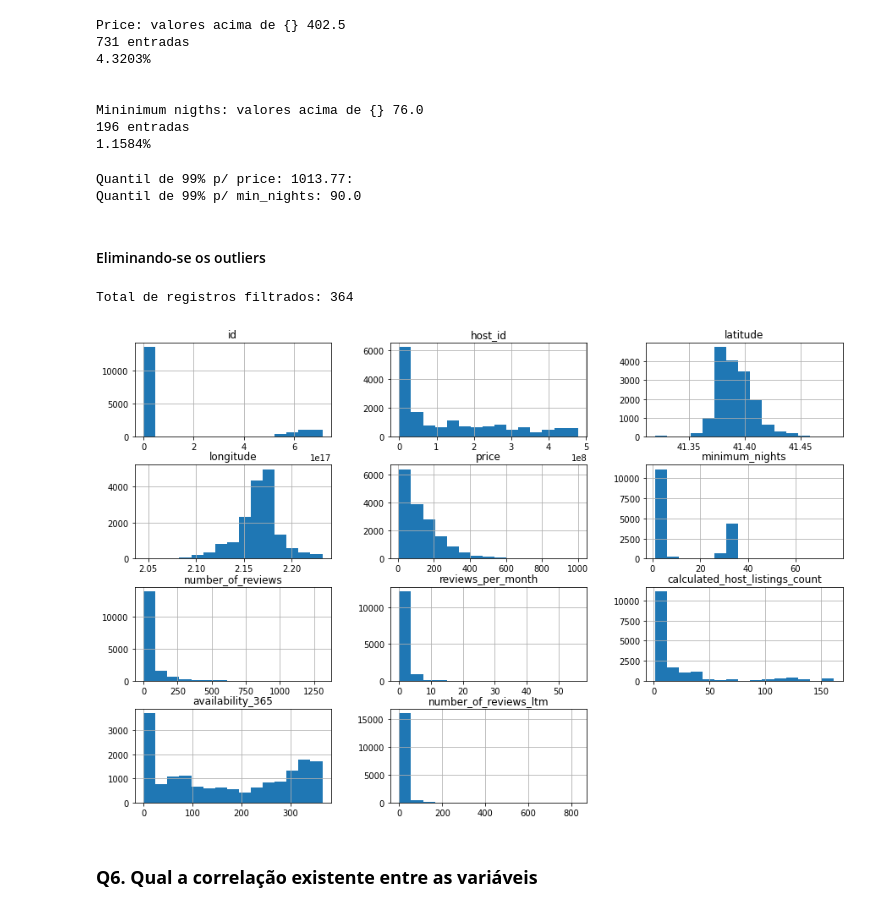
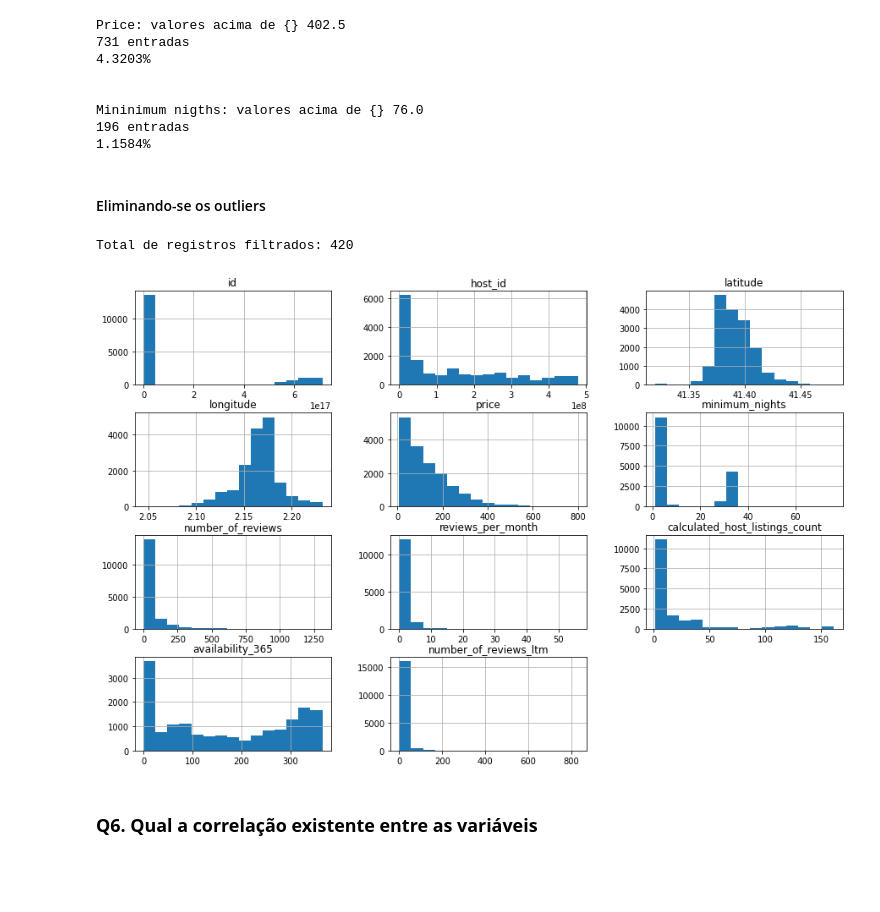
Before and after one commit to marciusdm/dsnp, a Jupyter notebook: projeto1/Analisando_os_Dados_do_Airbnb_Barcelona.ipynb, the cells around one changed output. Saved outputs shown, nothing was run; the diff lists cells and outputs as text; code cells hidden in the pictures; blank space fills up the shorter version.

```diff
--- a/projeto1/Analisando_os_Dados_do_Airbnb_Barcelona.ipynb
+++ b/projeto1/Analisando_os_Dados_do_Airbnb_Barcelona.ipynb
@@ -175,7 +175,8 @@ Vamos analisar os box-plots para as duas variáveis acima.
 # %%
 df.price.plot(kind='box',vert=False, figsize=(15,3))
 # ver quantidade de valores acima de 1500 para price
-print("\nprice: valores acima de 2500")
-print("{} entradas".format(len(df[df.price > 2500])))
-print("{:.4f}%".format((len(df[df.price > 1500]) / df.shape[0])*100))
+limit_price = 800
+print("price: valores acima de {:d}".format(limit_price))
+print("{} entradas".format(len(df[df.price > limit_price])))
+print("{:.4f}%".format((len(df[df.price > limit_price]) / df.shape[0])*100))
 # %% [output]
@@ -220,36 +221,25 @@ Price: valores acima de {} 402.5
 Mininimum nigths: valores acima de {} 76.0
 196 entradas
 1.1584%
-# %%
-#Abordagem 2: definir outlier como sendo um valor no qual 99% dos registros são inferiores a ele. Este valor vem do fato de que em uma distribuição normal
-#cerca de 99% dos valores estão até 3 desvios padrão de distância da média
-price_99 = df.price.quantile(0.99)
-min_nights_99 = df.minimum_nights.quantile(0.99)
-print("Quantil de 99% p/ price: {:.2f}:".format(price_99))
-print("Quantil de 99% p/ min_nights: {}".format(min_nights_99))
-# %% [output]
-Quantil de 99% p/ price: 1013.77:
-Quantil de 99% p/ min_nights: 90.0
 # %% [markdown]
 #### Eliminando-se os outliers
 # %%
 df_clean = df.copy()
 
 #como há uma quantidade significativa de perços fora do limite superior pela fórumula tradicional da estatística descritiva
-#optei por filtrar somente os valores que estão acima de 1% do topo
-df_clean.drop(df_clean[df_clean.price > price_99].index,axis=0,inplace=True)
-#df_clean.drop(df_clean[df_clean.price > upper_fence_price].index,axis=0,inplace=True)
+#optei por filtrar por valores acima de 1000 euros, que aparecem em cerca de 1% dos cados
+df_clean.drop(df_clean[df_clean.price > limit_price].index,axis=0,inplace=True)
 #quanto ao mímino de noites, optei pela fórmula, pois poucos registros estão acima de 76 noites
 df_clean.drop(df_clean[df_clean.minimum_nights > upper_fence_min_nights].index,axis=0,inplace=True)
 #eliminando os registros com preço zerado
 df_clean.drop(df_clean[df_clean.price == 0.0].index,axis=0,inplace=True)
 print("Total de registros filtrados: {}".format(df.shape[0] - df_clean.shape[0]) )
 
 # plotar o histograma para as variáveis numéricas
 df_clean.hist(bins=15, figsize=(15,10));
 # %% [output]
-Total de registros filtrados: 364
+Total de registros filtrados: 420
-[figure, old version]
+[figure, new version]
 # %% [markdown]
 ### **Q6. Qual a correlação existente entre as variáveis**
 # %%
```
Also changed, not shown: parts of 23 cells of this notebook.
